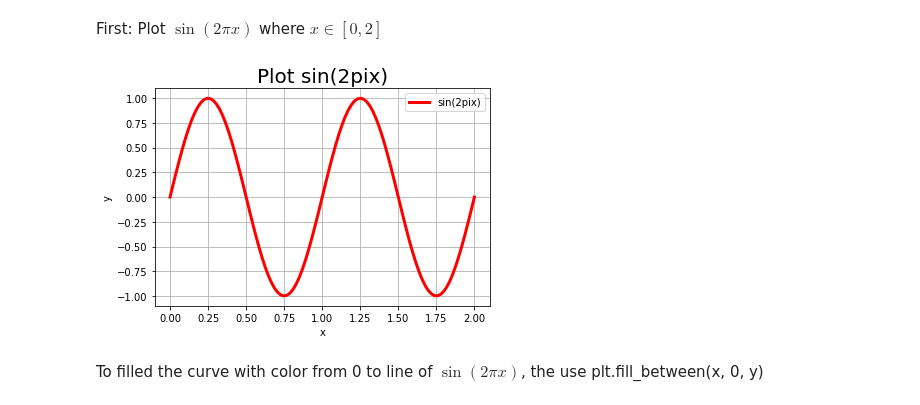
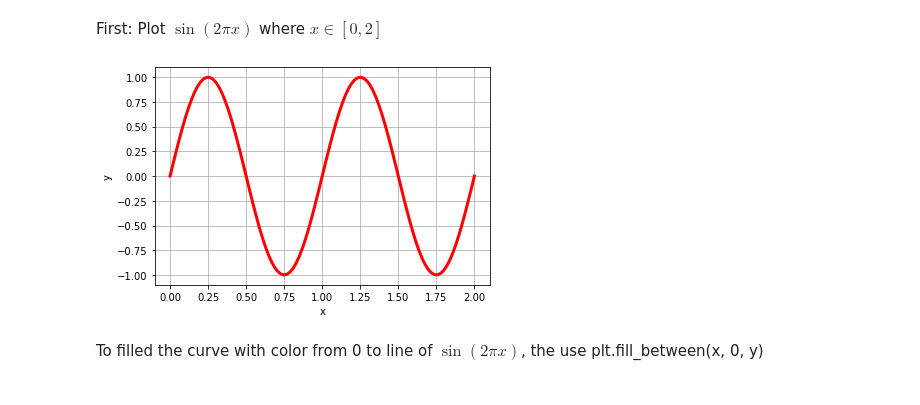
Before and after one commit to iriyanto1027/Data-Visualization, a Jupyter notebook: Matplotlib/[Student_vers]_Week_9_Data_Visualization_Filled_curves_boxplot_and_animation.ipynb, the cells around one changed output. Drawn from its saved outputs; the diff is of its cells as text; code cells hidden in the pictures.

```diff
--- a/Matplotlib/[Student_vers]_Week_9_Data_Visualization_Filled_curves_boxplot_and_animation.ipynb
+++ b/Matplotlib/[Student_vers]_Week_9_Data_Visualization_Filled_curves_boxplot_and_animation.ipynb
@@ -123,24 +123,20 @@ First: Plot $\sin(2 \pi x)$ where $x\in [0,2]$
 # %%
 import matplotlib.pyplot as plt
 import numpy as np
 
-def fungsi2(x):
-    return np.sin(2*np.pi*x)
-
 x = np.linspace(0, 2, 100)
+y = np.sin(2*np.pi*x)
 
 plt.xlabel('x')
 plt.ylabel('y')
 
 plt.grid()
 
-plt.plot(x, fungsi2(x), color='red', linewidth=3)
+plt.plot(x, y, color='red', linewidth=3)
 
-plt.legend(('sin(2pix)',), loc='upper right')
-plt.title('Plot sin(2pix)', fontsize=20)
 plt.show()
 # %% [output]
-[figure, old version]
+[figure, new version]
 # %% [markdown]
 To filled the curve with color from 0 to line of $\sin(2 \pi x)$, the use plt.fill_between(x, 0, y)
 # %%
```
Also changed, not shown: parts of 16 cells of this notebook, 2 other files.
